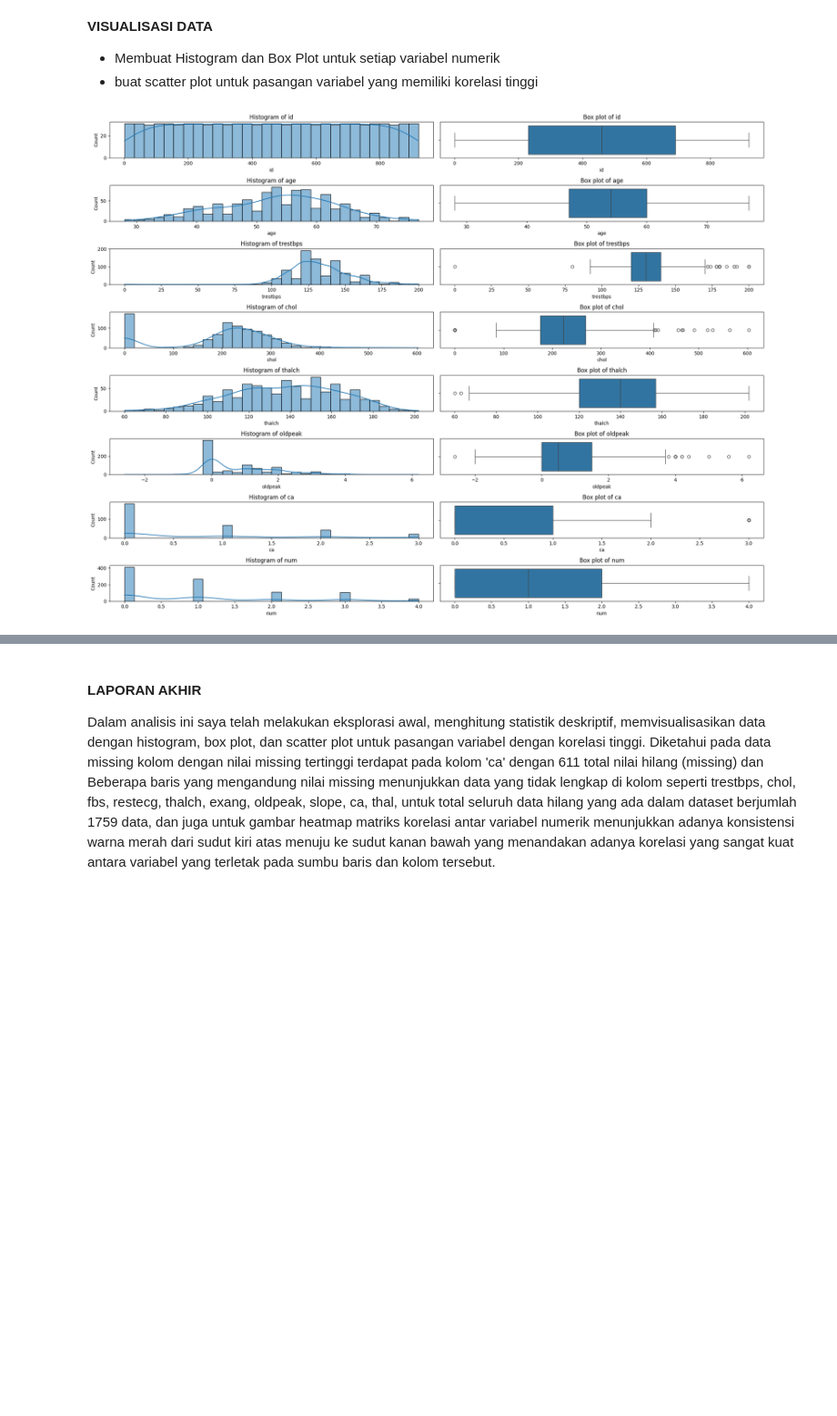
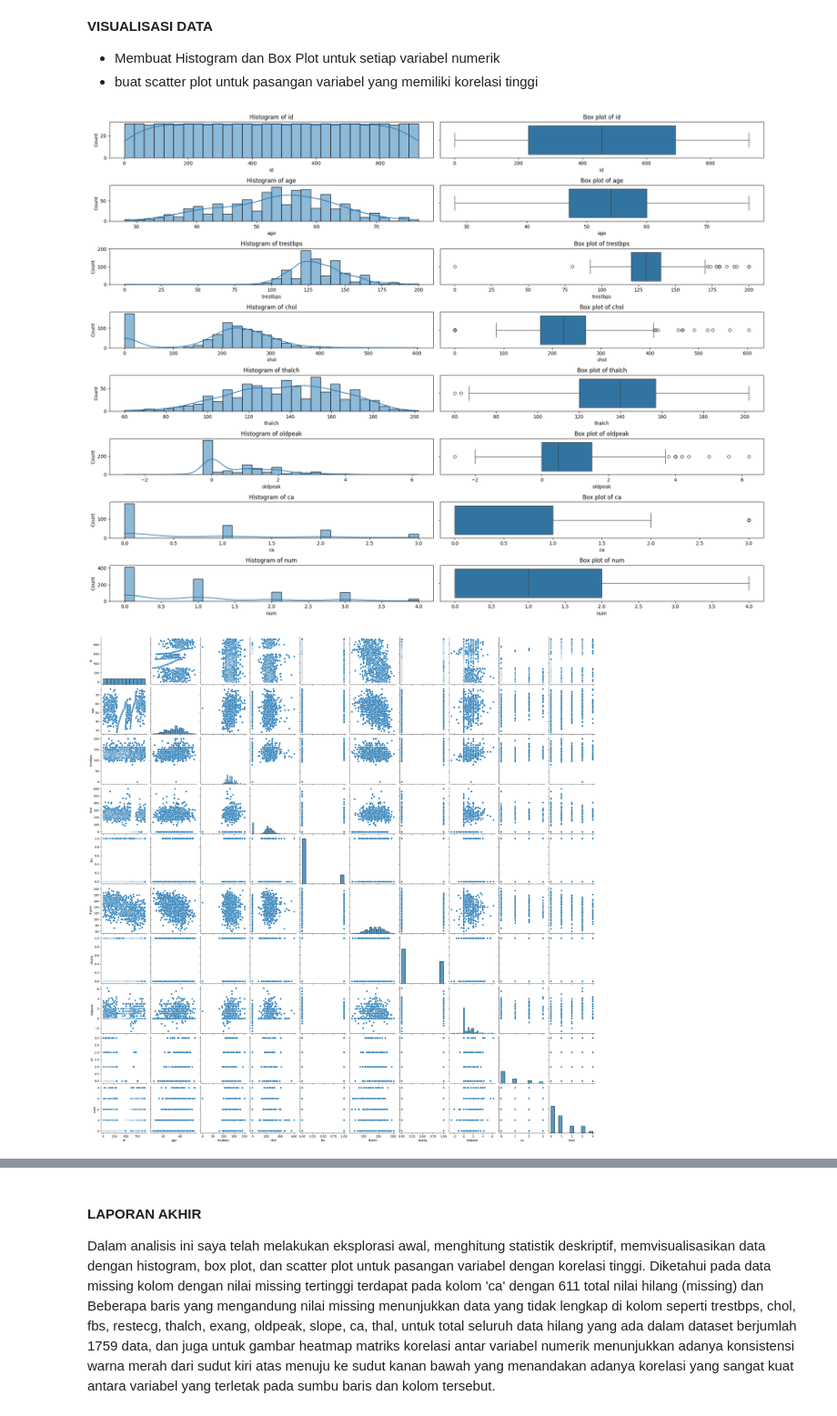
Before and after one commit to JovanAsli/praktikum-data-mining-1, a Jupyter notebook: Praktikum_1.ipynb, the cells around one changed output, grey strips where cells are left out. Shown at 91% size. Saved outputs shown, nothing was run; the diff lists cells and outputs as text; code cells hidden in the pictures; blank space fills up the shorter version.

```diff
--- a/Praktikum_1.ipynb
+++ b/Praktikum_1.ipynb
@@ -178,19 +85,23 @@ num       0.516216  1.000000
 # %%
 plt.figure(figsize=(20, 15))
 
 for i, col in enumerate(df_numerik.columns):
     plt.subplot(len(df_numerik.columns), 2, 2*i+1)
     sns.histplot(df_numerik[col], kde=True, bins=30)
     plt.title(f'Histogram of {col}')
 
     plt.subplot(len(df_numerik.columns), 2, 2*i+2)
     sns.boxplot(x=df_numerik[col])
     plt.title(f'Box plot of {col}')
 
 plt.tight_layout()
 plt.show()
+
+sns.pairplot(df)
+plt.show()
 # %% [output]
 [figure]
+[figure, added]
 # %%
 threshold = 0.7
 
```
Also changed, not shown: parts of 6 cells of this notebook.
